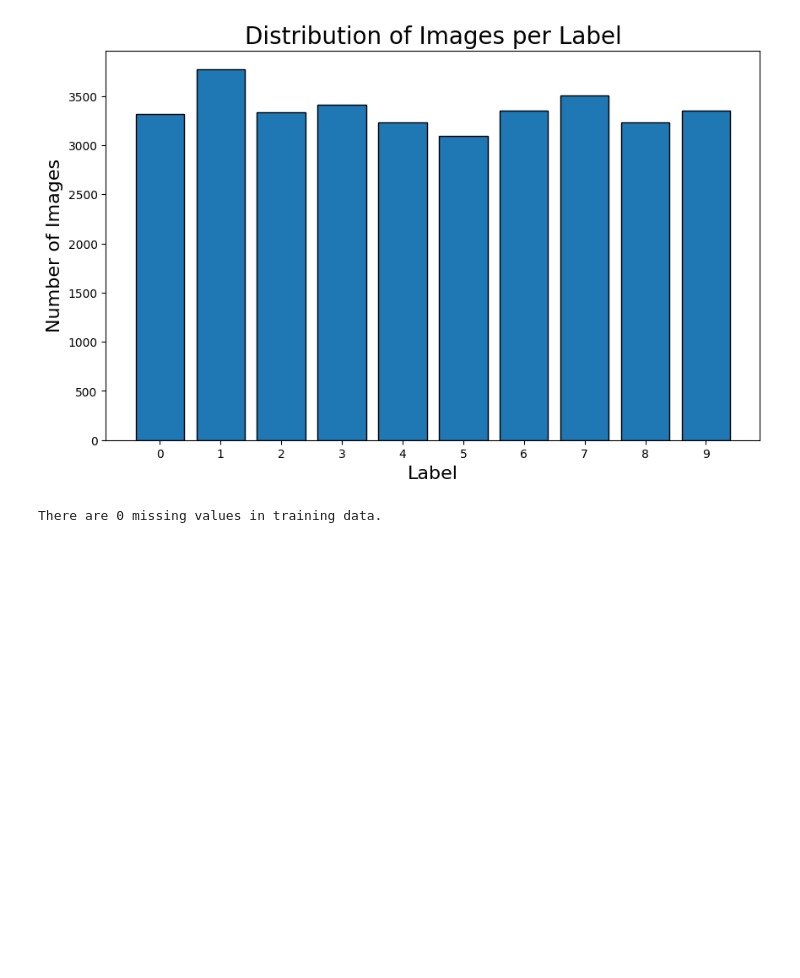
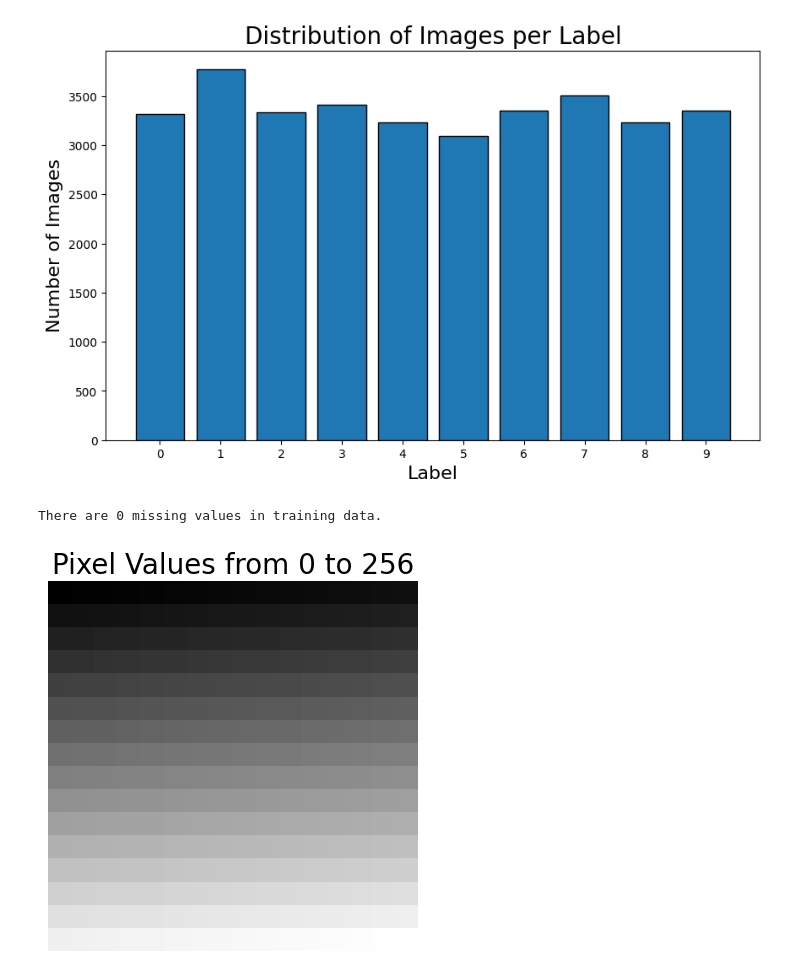
Before and after one commit to CateMerfeld/class_work, a Jupyter notebook: data_mining/cs548_programming_assignment_3.ipynb, the cells around one changed output. Cells and saved outputs as stored; diff of their text form; code cells hidden in the pictures; blank space fills up the shorter version.

```diff
--- a/data_mining/cs548_programming_assignment_3.ipynb
+++ b/data_mining/cs548_programming_assignment_3.ipynb
@@ -36,3 +79,13 @@ plt.show()
 print('There are', train_data.isna().sum().sum(), 'missing values in training data.')
 # %% [output]
 There are 0 missing values in training data.
+# %%
+image_data = np.array(range(256))
+image = image_data.reshape(16, 16)
+
+plt.imshow(image, cmap='gray')
+plt.title('Pixel Values from 0 to 256', fontsize=20)
+plt.axis('off')
+plt.show()
+# %% [output]
+[figure, added]
```
Also changed, not shown: parts of 22 cells of this notebook, 1 other file.
